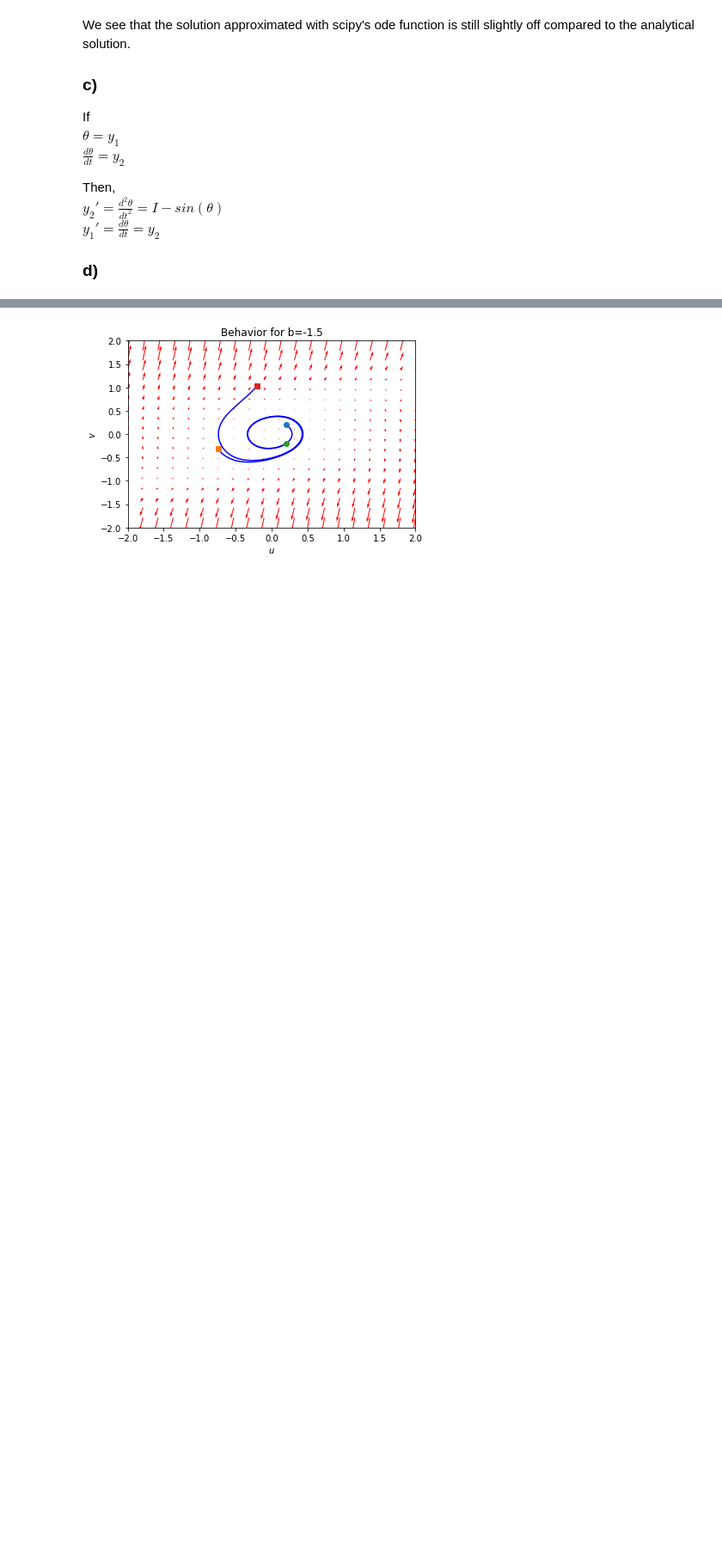
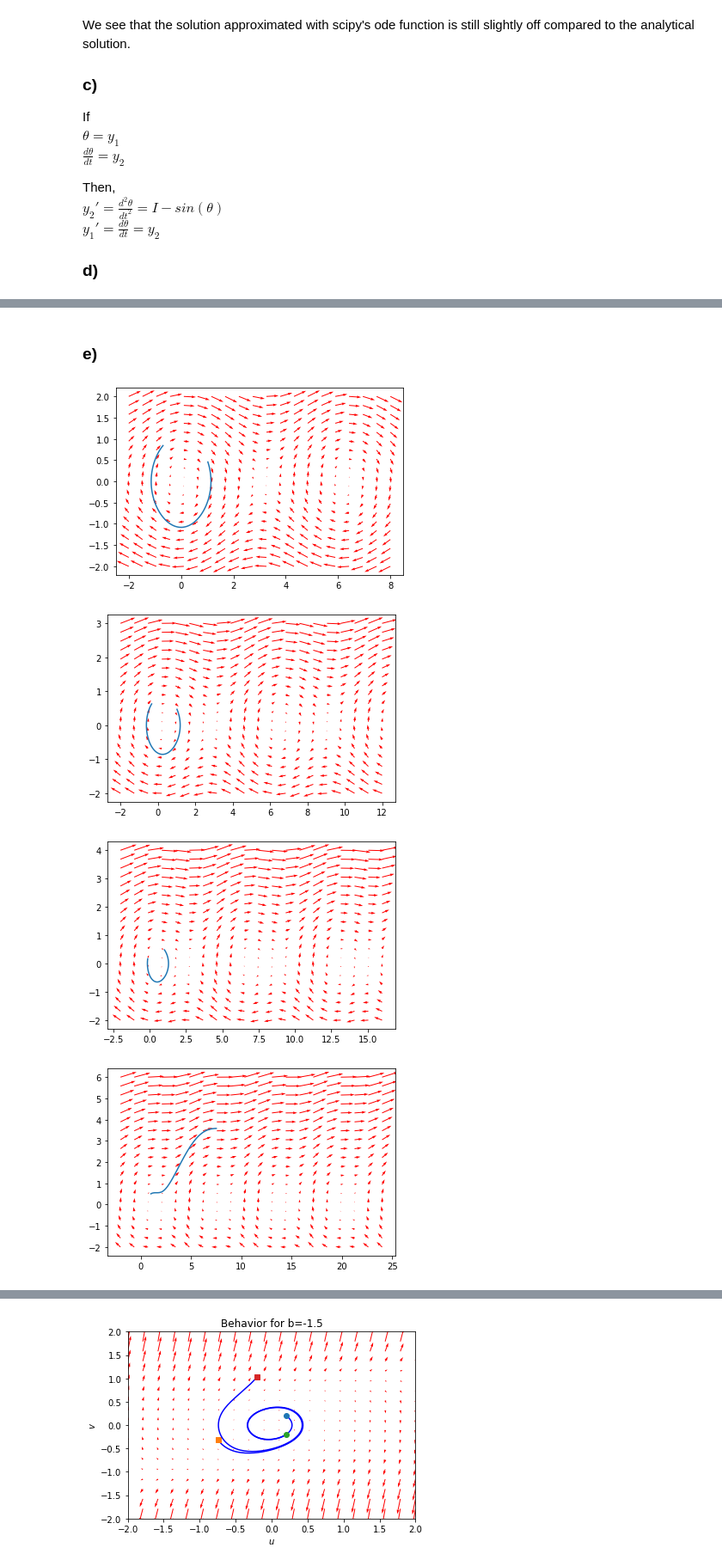
Before and after one commit to StefanIacob/CN_homework, a Jupyter notebook: Week_1/Week 1.ipynb, the cells around one changed output, grey strips where cells are left out. Shown: that part at 86% size. Saved outputs shown, nothing was run; the diff lists cells and outputs as text; code cells hidden in the pictures; blank space fills up the shorter version.

```diff
--- a/Week_1/Week 1.ipynb
+++ b/Week_1/Week 1.ipynb
@@ -253,0 +251,40 @@ for I in [0, 0.5, 1, 1.5]:
+# %% [markdown]
+### e)
+# %%
+for I in [0, 0.25, 0.5, 1, 1.25]:
+    # code below inspired from http://kitchingroup.cheme.cmu.edu/blog/2013/02/21/Phase-portraits-of-a-system-of-ODEs/
+    ##########################################################################
+    y1 = np.linspace(-2.0, I * 16.0 + 8, 20)
+    y2 = np.linspace(-2.0, I * 4.0 + 2, 20)
+    Y1, Y2 = np.meshgrid(y1, y2)
+    u, v = np.zeros(Y1.shape), np.zeros(Y2.shape)
+    NI, NJ = Y1.shape
+    t = 0
+    for i in range(NI):
+        for j in range(NJ):
+            x = Y1[i, j]
+            y = Y2[i, j]
+            yprime = dy_dt(t, [x, y], I)
+            u[i,j] = yprime[0]
+            v[i,j] = yprime[1]
+    Q = plt.figure()
+    Q = plt.quiver(Y1, Y2, u, v, color='r')
+    ##########################################################################
+
+
+    y_start = np.array([1,0.5])
+
+    length = 100
+    Y = np.zeros((2,length))
+    r = ode(dy_dt)
+    r.set_f_params(I) # with this line we can incorporate parameter I
+    r.set_initial_value(y_start, [0,0])
+    for i in range(length):
+        Y[:,i] = r.integrate(r.t + np.array([0.05, 0.05]))
+
+    Q = plt.plot(Y[0,:], Y[1,:])
+# %% [output]
+[figure, added]
+[figure, added]
+[figure, added]
+[figure, added]
```
Also changed, not shown: parts of 3 cells of this notebook.
